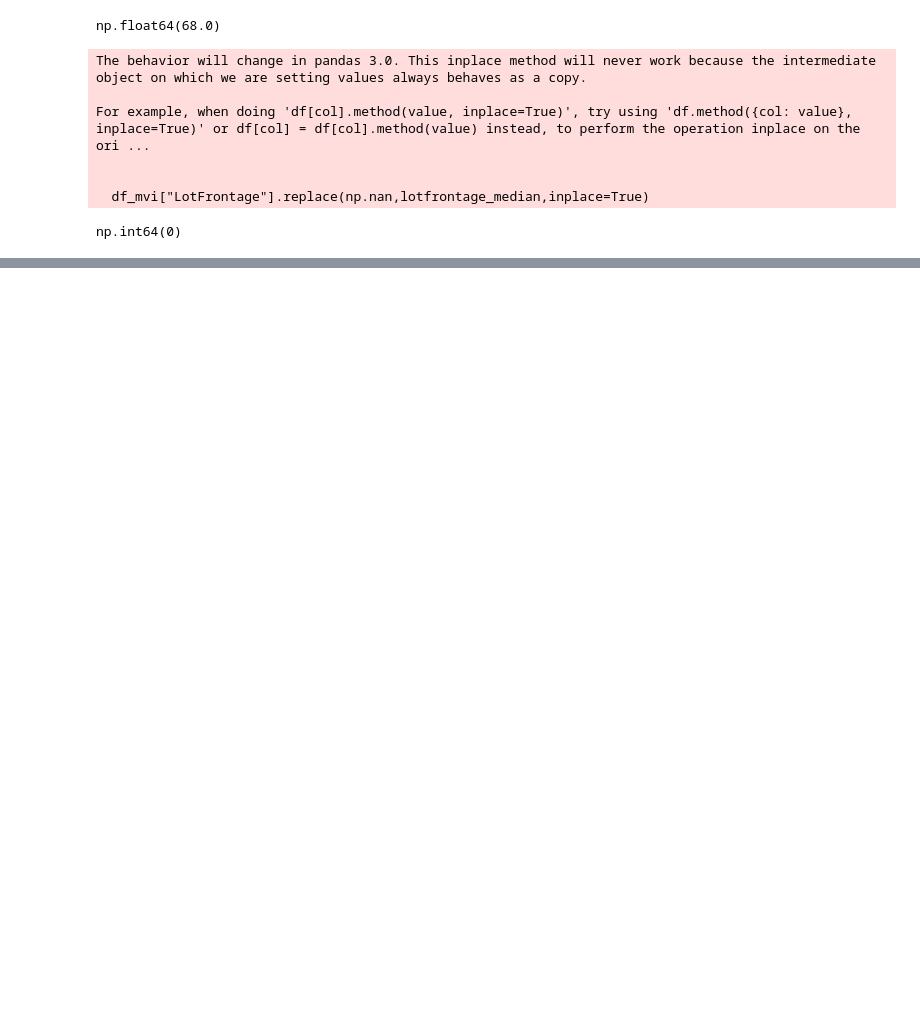
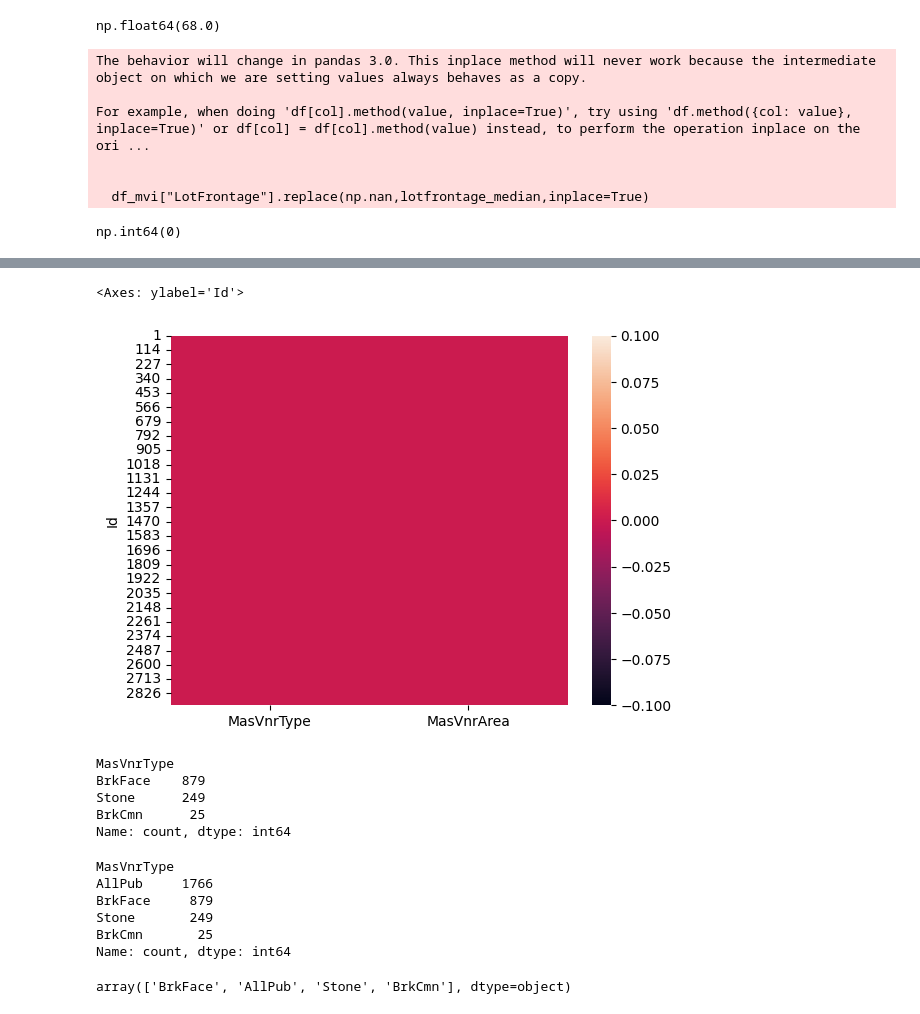
Before and after one commit to rathorebharat937/House_Price_Prediction_Regression_Project, a Jupyter notebook: house_price_prediction_01.ipynb, the cells around one changed output, grey strips where cells are left out. Drawn from its saved outputs; the diff is of its cells as text; code cells hidden in the pictures; blank space fills up the shorter version.

```diff
--- a/house_price_prediction_01.ipynb
+++ b/house_price_prediction_01.ipynb
@@ -621,0 +690,4 @@ np.int64(0)
+# %%
+exterior2nd_mode=df_mvi["Exterior2nd"].mode()[0]
+df_mvi["Exterior2nd"].replace(np.nan,exterior2nd_mode,inplace=True)
+df_mvi["Exterior2nd"].isnull().sum()
@@ -621,0 +738,28 @@ np.int64(0)
+# %%
+sns.heatmap(df_mvi[["MasVnrType" , "MasVnrArea"]].isnull())
+# pink colour show therir is no missing values
+# %% [output]
+<Axes: ylabel='Id'>
+[figure, added]
+# %%
+df["MasVnrType"].value_counts() #  i not able to see none so what ever i did  i am
+# right
+# %% [output]
+MasVnrType
+BrkFace    879
+Stone      249
+BrkCmn      25
+Name: count, dtype: int64
+# %%
+df_mvi["MasVnrType"].value_counts()
+# %% [output]
+MasVnrType
+AllPub     1766
+BrkFace     879
+Stone       249
+BrkCmn       25
+Name: count, dtype: int64
+# %%
+df_mvi["MasVnrType"].unique()
+# %% [output]
+array(['BrkFace', 'AllPub', 'Stone', 'BrkCmn'], dtype=object)
```
Also changed, not shown: parts of 19 cells of this notebook.
